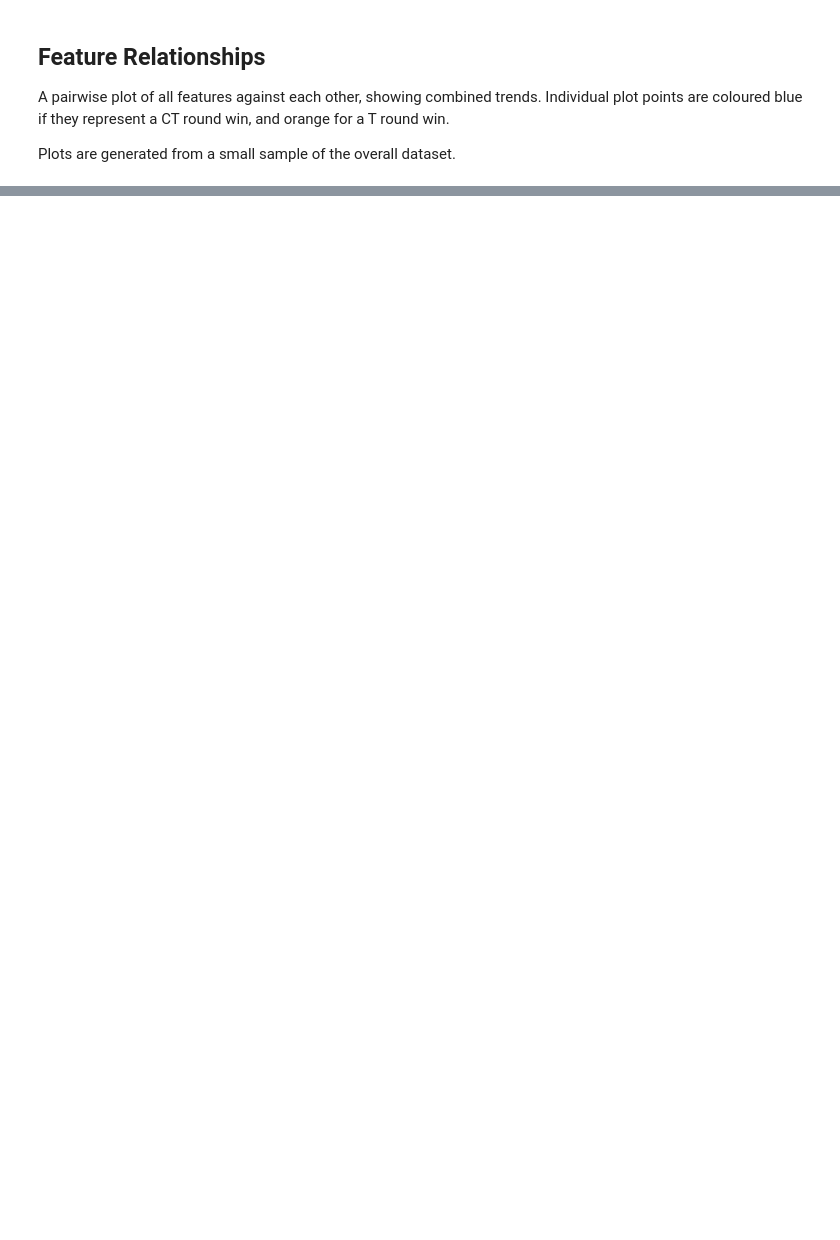
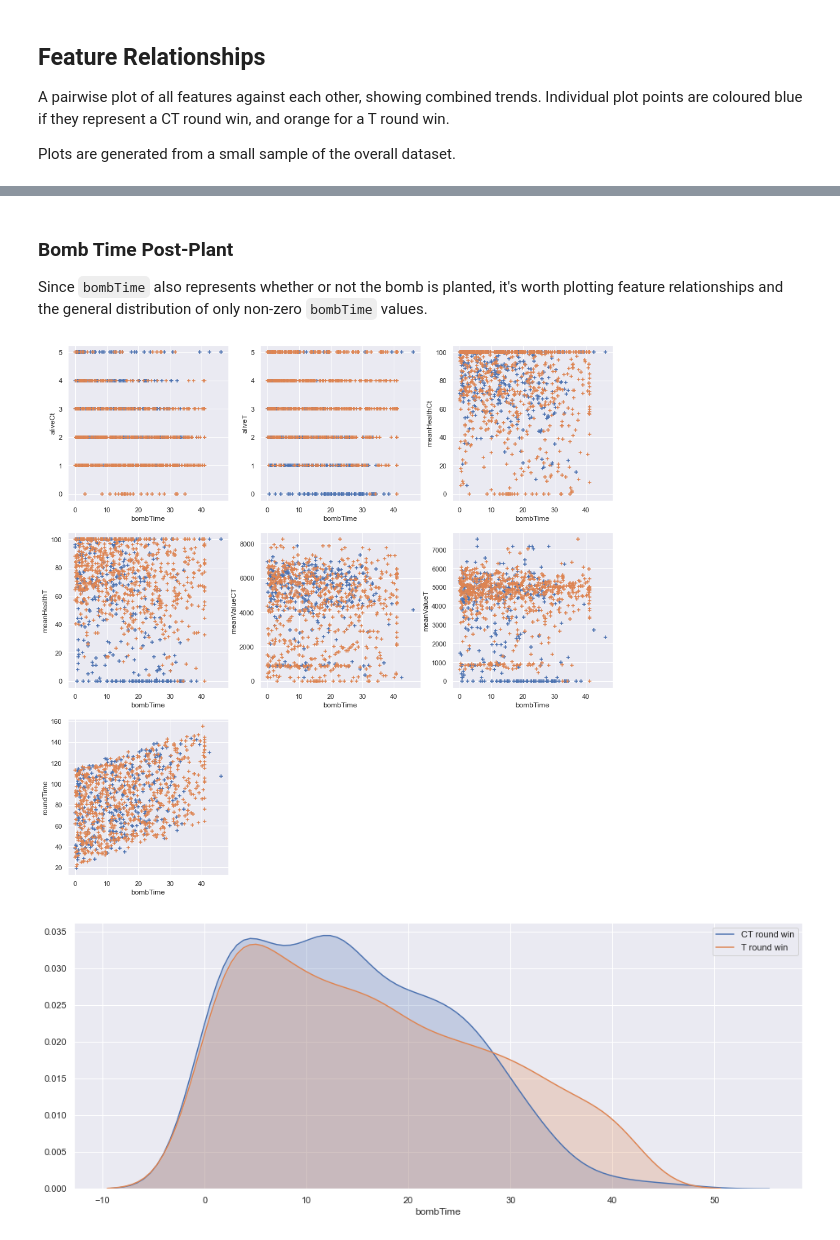
Before and after one commit to phil-holland/csgo-impact-rating, a Jupyter notebook: lightgbm/eda.ipynb, the cells around one changed output, grey strips where cells are left out. Saved outputs shown, nothing was run; the diff lists cells and outputs as text; code cells hidden in the pictures; blank space fills up the shorter version.

```diff
--- a/lightgbm/eda.ipynb
+++ b/lightgbm/eda.ipynb
@@ -71,0 +90,33 @@ g = sns.pairplot(all_df.sample(n=2500, random_state=1), hue='roundWinner', marke
+# %% [markdown]
+### Bomb Time Post-Plant
+
+Since `bombTime` also represents whether or not the bomb is planted, it's worth plotting feature relationships and the general distribution of only non-zero `bombTime` values.
+# %%
+sample_df = all_df[all_df['bombTime'] > 0].sample(n=1000, random_state=1)
+
+fig = plt.figure(figsize=(16,16))
+for i, y in enumerate(['aliveCt','aliveT','meanHealthCt','meanHealthT','meanValueCT','meanValueT','roundTime']):
+    ax = fig.add_subplot(3,3,i+1)
+    ax.scatter(
+        sample_df[sample_df['roundWinner'] == 'CT']['bombTime'],
+        sample_df[sample_df['roundWinner'] == 'CT'][y],
+        marker='+'
+    )
+    ax.scatter(
+        sample_df[sample_df['roundWinner'] == 'T']['bombTime'],
+        sample_df[sample_df['roundWinner'] == 'T'][y],
+        marker='+'
+    )
+    ax.set_xlabel('bombTime')
+    ax.set_ylabel(y)
+plt.show()
+
+plt.figure(figsize=(16, 6))
+g = sns.distplot(sample_df[sample_df['roundWinner'] == 'CT']['bombTime'],
+                 hist=False, label='CT round win', kde_kws={"shade": True})
+g = sns.distplot(sample_df[sample_df['roundWinner'] == 'T']['bombTime'],
+                 hist=False, label='T round win', kde_kws={"shade": True})
+plt.show()
+# %% [output]
+[figure, added]
+[figure, added]
```
Also changed, not shown: parts of 5 cells of this notebook, 6 other files.
